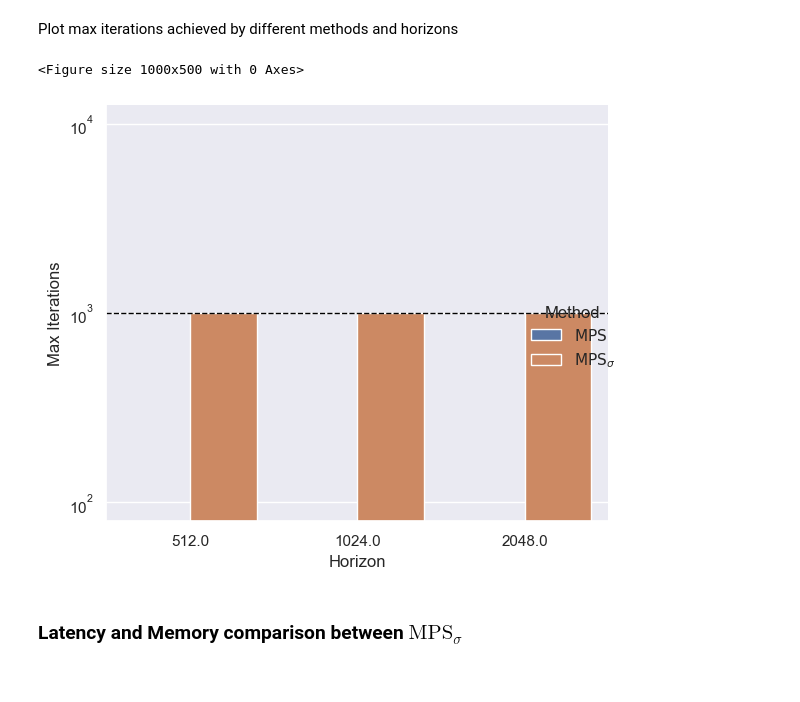
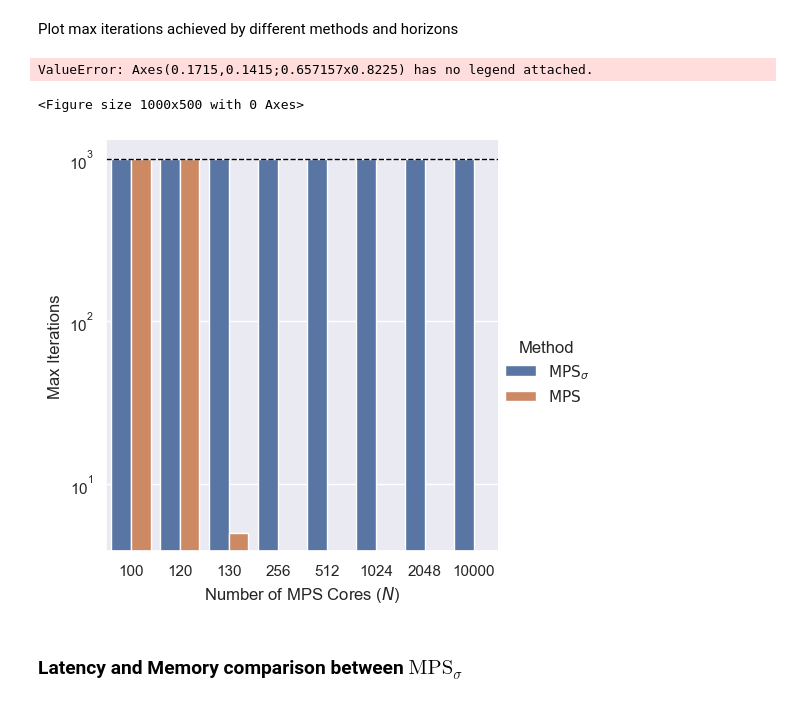
Before and after one commit to marawangamal/ptn, a Jupyter notebook: scripts/results.ipynb, the cells around one changed output. Saved outputs shown, nothing was run; the diff lists cells and outputs as text; code cells hidden in the pictures.

Commit message:
Update results

```diff
--- a/scripts/results.ipynb
+++ b/scripts/results.ipynb
@@ -503,24 +572,40 @@ df2 = df2.rename(columns={
 # %%
 # Plot max iterations achieved by different methods and horizons
 plt.figure(figsize=(10,5))
 sns.set_theme()
-# Rename max_iterations to "Max Iterations", "horizon" to "Horizon", "method" to "Method" "mps_lsf" to "LSF"
+df = pd.read_csv("../results/stability.csv")
+# Rename method names for LaTeX rendering
+df["method"] = df["method"].replace({
+    "mps": r"$\mathrm{MPS}$",
+    "mps_sigma": r"$\mathrm{MPS}_\sigma$"
+})
+# Rename columns for plotting
+df = df.rename(columns={
+    "max_iterations": "Max Iterations",
+    "horizon": "Number of MPS Cores ($N$)",
+    "method": "Method"
+})
 g = sns.catplot(
-    data=df2,
-    x="Horizon",
+    data=df,
+    x="Number of MPS Cores ($N$)",
     y="Max Iterations",
     hue="Method",
     kind="bar"
 )
-# make y log
+
+# Log scale
 g.ax.set_yscale("log")
-# Add black horizontal line at 1000 for max iters
+
+# Horizontal reference line
 g.ax.axhline(1000, color="black", linestyle="--", linewidth=1)
+sns.move_legend(g.ax, "upper left")
+
 plt.tight_layout()
 plt.show()
 # %% [output]
-<Figure size 1000x500 with 0 Axes>
+ValueError: Axes(0.1715,0.1415;0.657157x0.8225) has no legend attached.
+<Figure size 1000x500 with 0 Axes>
-[figure, old version]
+[figure, new version]
 # %% [markdown]
 ### Latency and Memory comparison between $\mathrm{MPS}_\sigma$
 # %%
```
Also changed, not shown: parts of 5 cells of this notebook, 10 other files.
